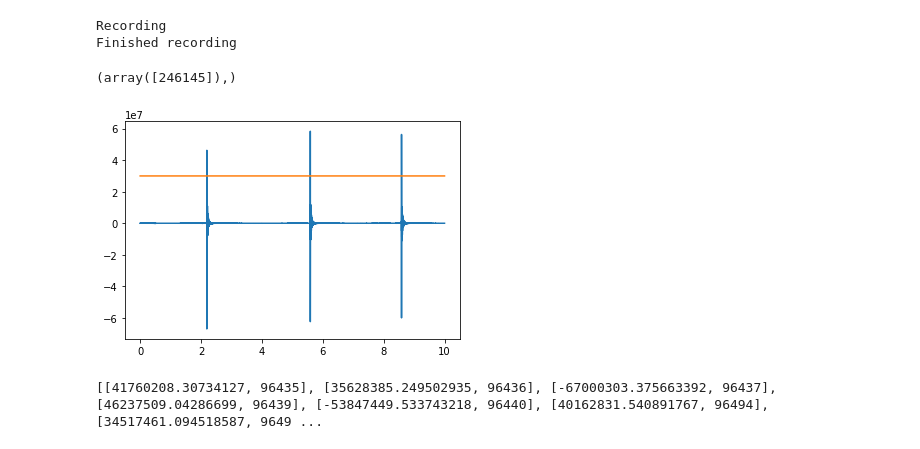
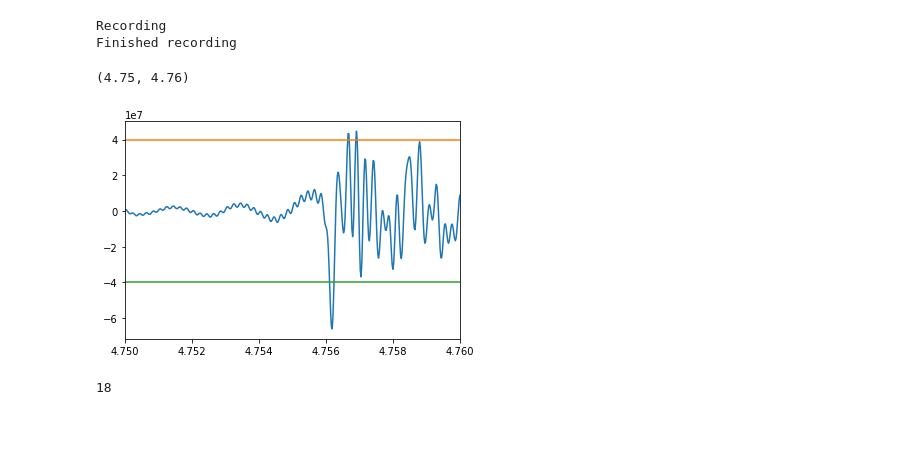
Before and after one commit to adamg-97/GF3-audio-modem, a Jupyter notebook: Audio.ipynb, the cells around one changed output. Saved outputs shown, nothing was run; the diff lists cells and outputs as text; code cells hidden in the pictures.

```diff
--- a/Audio.ipynb
+++ b/Audio.ipynb
@@ -3,14 +4,14 @@ from audio import *
 # %%
 fs = 44100
-T = 1
+T = 2
 record_time = 10
-f0 = 20
-f1 = 20000
+f0 = 500
+f1 = 5000
 
 t = np.linspace(0, T, T*fs)
-w = chirp(t, f0=f0, f1=f1, t1=T, method='linear')
+fsweep = chirp(t, f0=f0, f1=f1, t1=T, method='linear')
 
-ff, tt, Sxx = spectrogram(w, fs=fs, noverlap=256, nperseg=512,nfft=2048)
+ff, tt, Sxx = spectrogram(fsweep, fs=fs, noverlap=256, nperseg=512,nfft=2048)
 plt.pcolormesh(tt, ff, Sxx, cmap='gray_r')
 plt.title('Chirp, f(0)={}, f({})={}'.format(f0,T,f1))
 plt.xlabel('t (sec)')
@@ -34,19 +35,21 @@ Finished recording
 play_audio('sound_files/test_chirp.wav')
 # %%
 signal, fs = get_audio('sound_files/test_chirp.wav')
-w_reverse = w[::-1]
-output = np.convolve(signal ,w_reverse,mode='same')
+fsweep_reverse = fsweep[::-1]
+output = np.convolve(signal ,fsweep_reverse,mode='same')
 # %%
-thresh = 30000000
+thresh = 40000000
 
 time = np.linspace(0, record_time, len(output))
 plt.plot(time,output)
 plt.plot(time, np.full((len(time)), thresh))
+plt.plot(time, np.full((len(time)), -thresh))
 np.where(output == np.amax(output))
+plt.xlim(4.75,4.76)
 # %% [output]
-(array([246145]),)
+(4.75, 4.76)
-[figure, old version]
+[figure, new version]
 # %%
-print(get_peaks(output, thresh))
+len(get_peaks(output, thresh))
 # %% [output]
-[[41760208.30734127, 96435], [35628385.249502935, 96436], [-67000303.375663392, 96437], [46237509.04286699, 96439], [-53847449.533743218, 96440], [40162831.540891767, 96494], [34517461.094518587, 9649 ...
+18
```
Also changed, not shown: parts of 4 cells of this notebook, 1 other file.
